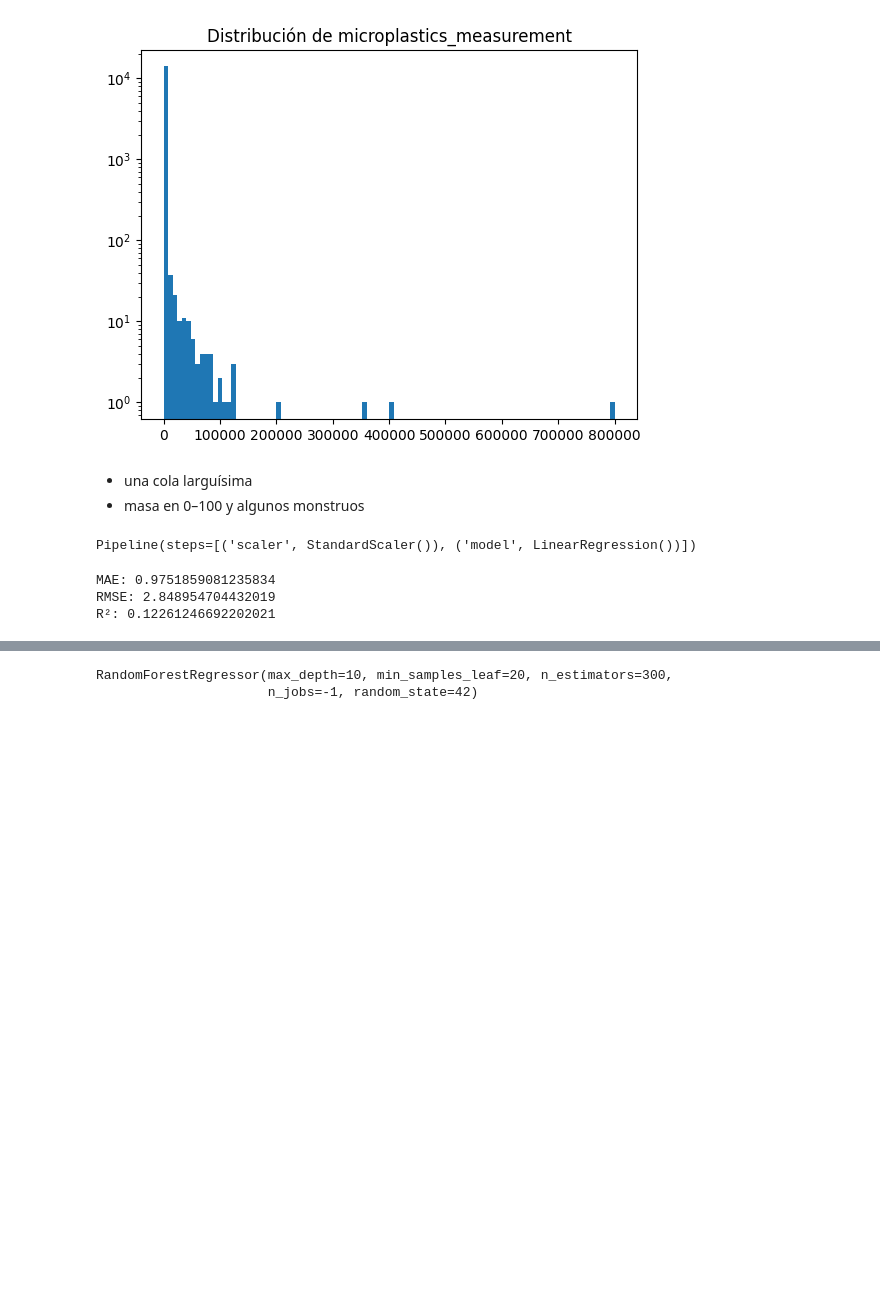
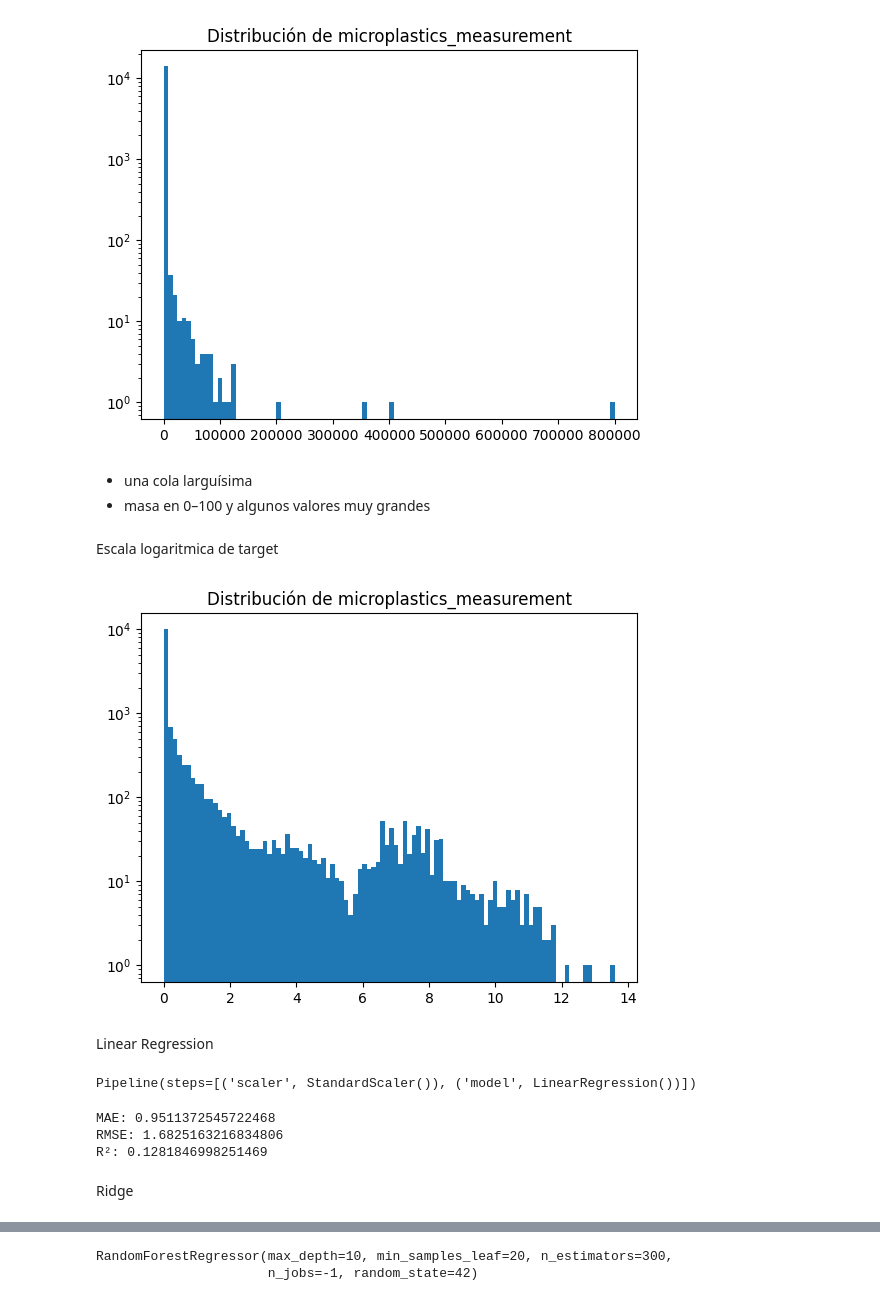
Before and after one commit to 4GeeksAcademy/loreykil_proyecto_final, a Jupyter notebook: src/model_NOAA_ecology.ipynb, the cells around one changed output, grey strips where cells are left out. Cells and saved outputs as stored; diff of their text form; code cells hidden in the pictures; blank space fills up the shorter version.

```diff
--- a/src/model_NOAA_ecology.ipynb
+++ b/src/model_NOAA_ecology.ipynb
@@ -111,7 +120,8 @@ Name: microplastics_measurement, dtype: float64
 
 luego probaremos log1p, pero primero baseline crudo
 # %%
-features = ['temperature', 'salinity', 'chlorophyll', 'nitrate',
+# Fijar variables predictoras
+features = ['distance_to_coast_km', 'temperature', 'salinity', 'chlorophyll', 'nitrate',
             'phosphate', 'oxygen_dissolved', 'oxygen_utilization']
 target = 'concentration_class_range'
 X = df[features]
@@ -193,15 +207,26 @@ plt.show()
 [figure]
 # %% [markdown]
 - una cola larguísima
-- masa en 0–100 y algunos monstruos
+- masa en 0–100 y algunos valores muy grandes
+# %% [markdown]
+Escala logaritmica de target
 # %%
 y_log = np.log1p(y)
+# %%
+plt.hist(y_log, bins=100)
+plt.yscale('log')
+plt.title("Distribución de microplastics_measurement")
+plt.show()
+# %% [output]
+[figure, added]
 # %%
 X_train, X_test, y_train_log, y_test_log = train_test_split(
     X, y_log,
     test_size=0.2,
     random_state=42
 )
+# %% [markdown]
+Linear Regression
 # %%
 lin_model_log = Pipeline([
     ('scaler', StandardScaler()),
@@ -215,12 +240,14 @@ Pipeline(steps=[('scaler', StandardScaler()), ('model', LinearRegression())])
 y_pred_log = lin_model_log.predict(X_test)
 
 print("MAE:", mean_absolute_error(y_test_log, y_pred_log))
-print("RMSE:", mean_squared_error(y_test_log, y_pred_log))
+print("RMSE:", np.sqrt(mean_squared_error(y_test_log, y_pred_log)))
 print("R²:", r2_score(y_test_log, y_pred_log))
 # %% [output]
-MAE: 0.9751859081235834
-RMSE: 2.848954704432019
-R²: 0.12261246692202021
+MAE: 0.9511372545722468
+RMSE: 1.6825163216834806
+R²: 0.1281846998251469
+# %% [markdown]
+Ridge
 # %%
 ridge_model_log = Pipeline([
     ('scaler', StandardScaler()),
```
Also changed, not shown: parts of 39 cells of this notebook.
